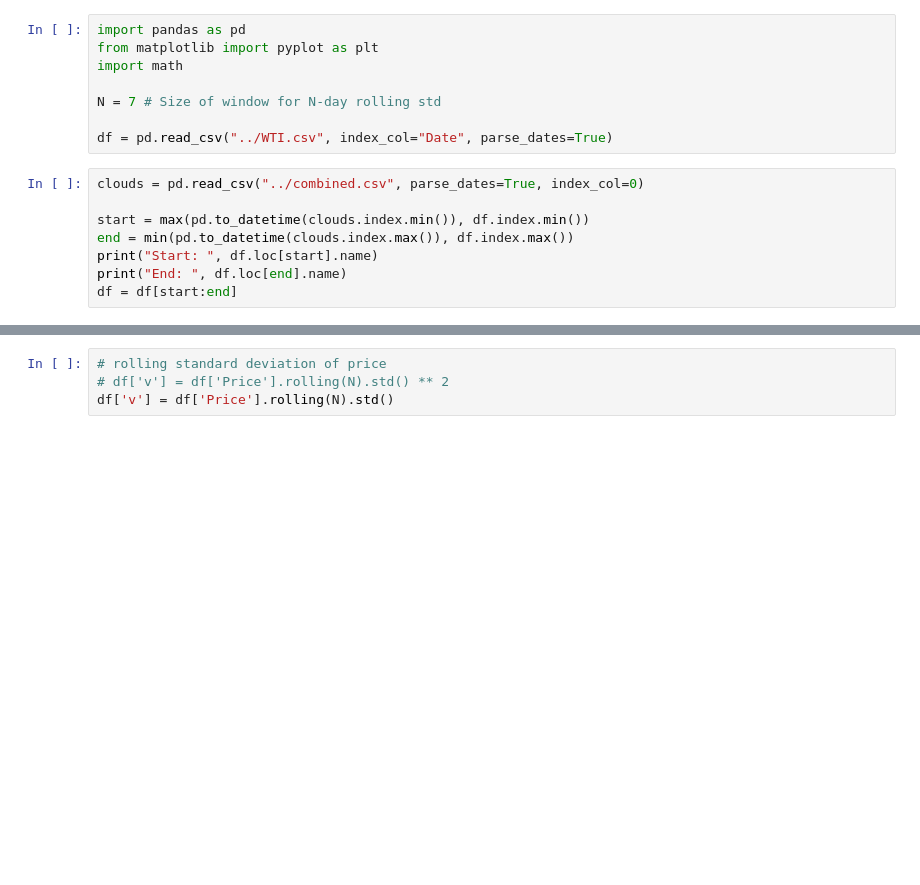
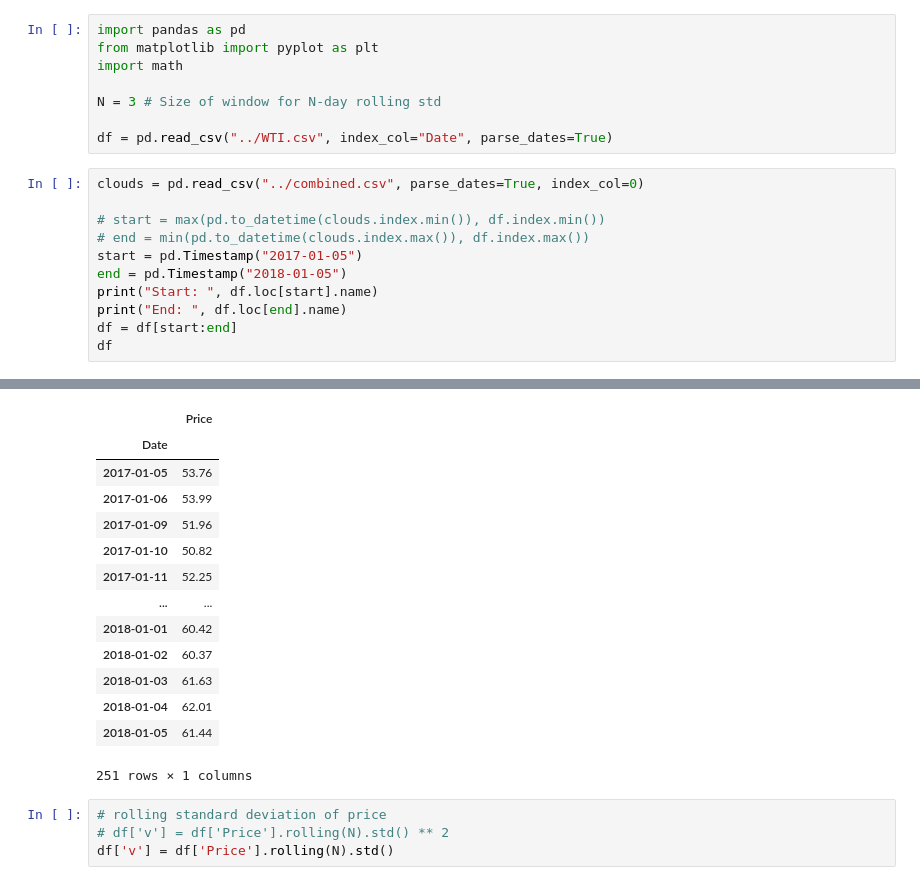
Before and after one commit to Ian-Matheson/FML-Final-Project, a Jupyter notebook: figures/volatility.ipynb, the cells around one changed output, grey strips where cells are left out. Saved outputs shown, nothing was run; the diff lists cells and outputs as text; blank space fills up the shorter version.

```diff
--- a/figures/volatility.ipynb
+++ b/figures/volatility.ipynb
@@ -3,15 +3,18 @@ import pandas as pd
 from matplotlib import pyplot as plt
 import math
 
-N = 7 # Size of window for N-day rolling std
+N = 3 # Size of window for N-day rolling std
 
 df = pd.read_csv("../WTI.csv", index_col="Date", parse_dates=True)
 # %%
 clouds = pd.read_csv("../combined.csv", parse_dates=True, index_col=0)
 
-start = max(pd.to_datetime(clouds.index.min()), df.index.min())
-end = min(pd.to_datetime(clouds.index.max()), df.index.max())
+# start = max(pd.to_datetime(clouds.index.min()), df.index.min())
+# end = min(pd.to_datetime(clouds.index.max()), df.index.max())
+start = pd.Timestamp("2017-01-05")
+end = pd.Timestamp("2018-01-05")
 print("Start: ", df.loc[start].name)
 print("End: ", df.loc[end].name)
 df = df[start:end]
+df
 # %% [output]
@@ -20,3 +23,17 @@ End:  2024-04-05 00:00:00
+|  | Price |
+| Date |  |
+| 2017-01-05 | 53.76 |
+| 2017-01-06 | 53.99 |
+| 2017-01-09 | 51.96 |
+| 2017-01-10 | 50.82 |
+| 2017-01-11 | 52.25 |
+| ... | ... |
+| 2018-01-01 | 60.42 |
+| 2018-01-02 | 60.37 |
+| 2018-01-03 | 61.63 |
+| 2018-01-04 | 62.01 |
+| 2018-01-05 | 61.44 |
+251 rows × 1 columns
 # %%
 # rolling standard deviation of price
 # df['v'] = df['Price'].rolling(N).std() ** 2
```
Also changed, not shown: parts of 6 cells of this notebook, 1 other file.
